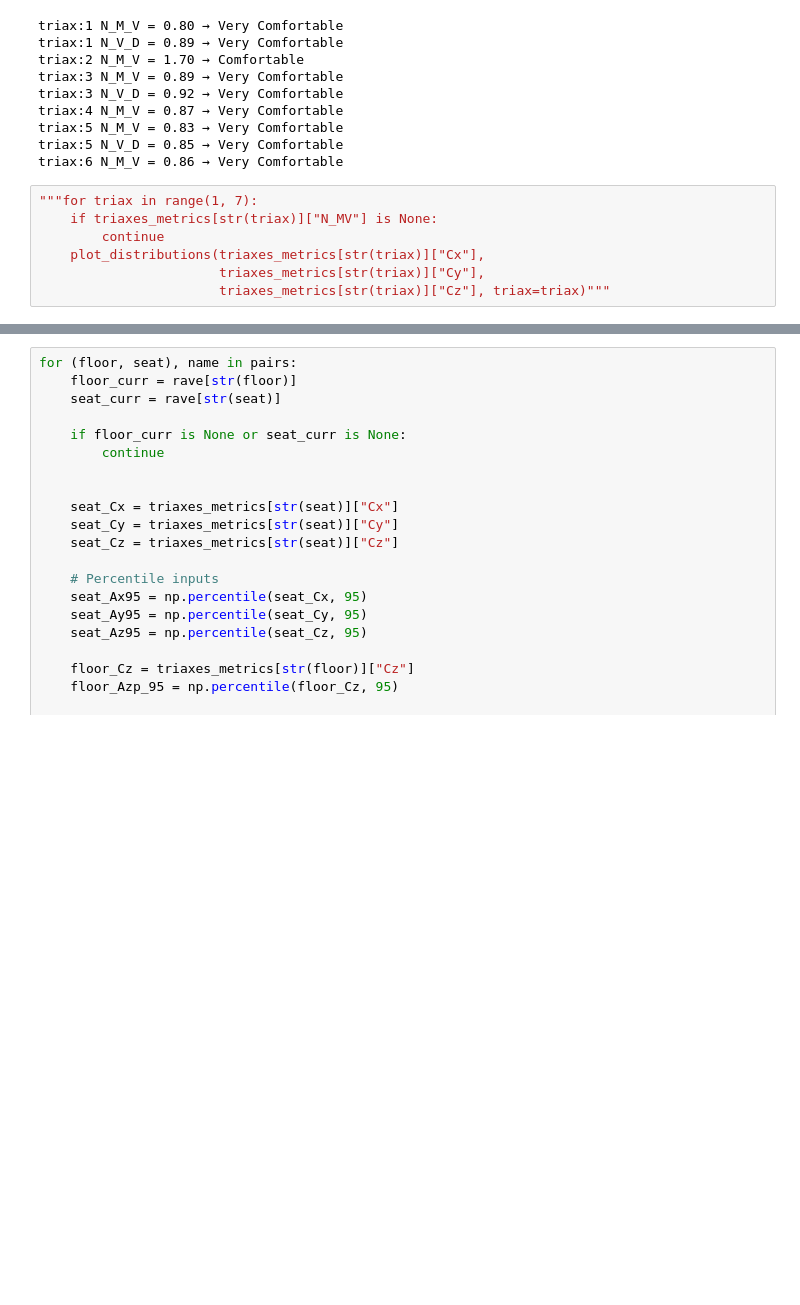
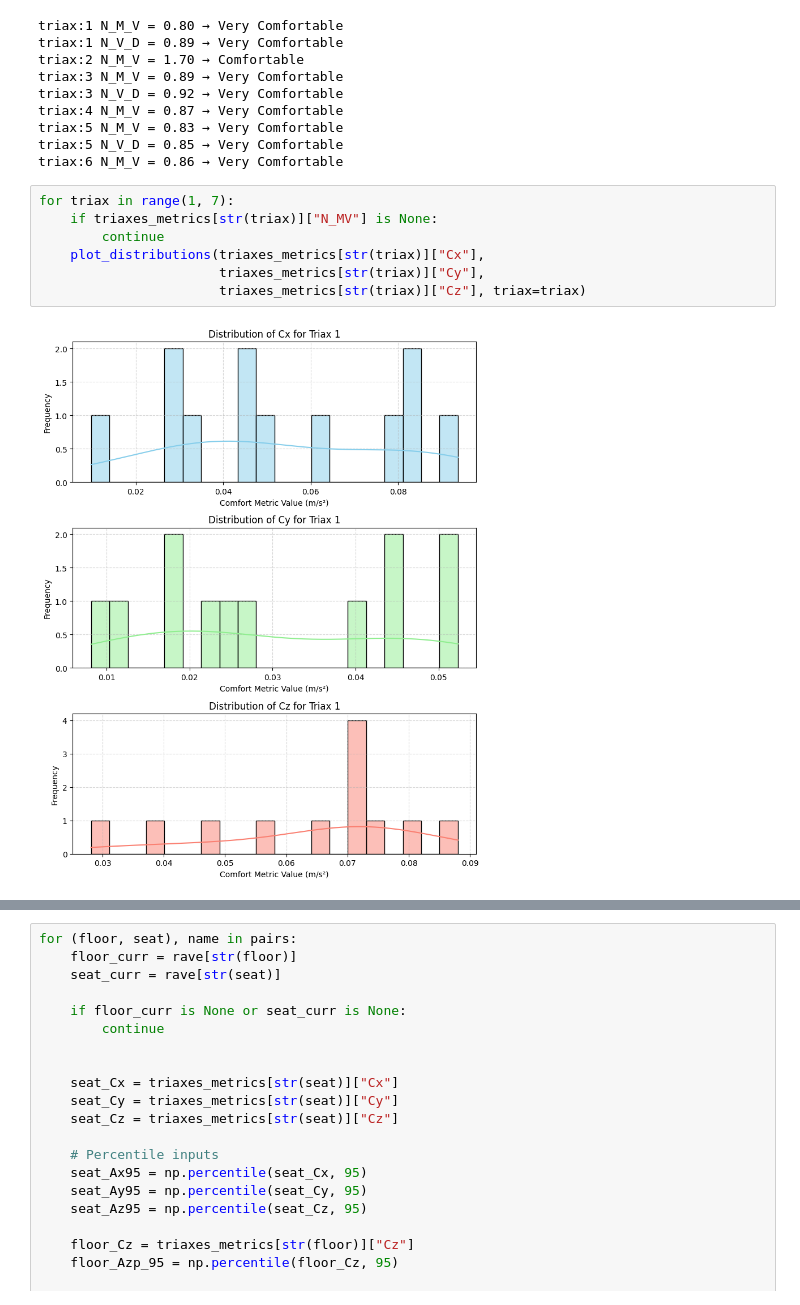
Before and after one commit to credwood/ride_comfort, a Jupyter notebook: calculations.ipynb, the cells around one changed output, grey strips where cells are left out. Drawn from its saved outputs; the diff is of its cells as text; blank space fills up the shorter version.

```diff
--- a/calculations.ipynb
+++ b/calculations.ipynb
@@ -146,9 +146,11 @@ triax:5 N_M_V = 0.83 → Very Comfortable
 triax:5 N_V_D = 0.85 → Very Comfortable
 triax:6 N_M_V = 0.86 → Very Comfortable
 # %%
-"""for triax in range(1, 7):
+for triax in range(1, 7):
     if triaxes_metrics[str(triax)]["N_MV"] is None:
         continue
     plot_distributions(triaxes_metrics[str(triax)]["Cx"],
                        triaxes_metrics[str(triax)]["Cy"],
-                       triaxes_metrics[str(triax)]["Cz"], triax=triax)"""
+                       triaxes_metrics[str(triax)]["Cz"], triax=triax)
+# %% [output]
+[figure, added]
```
Also changed, not shown: parts of 4 cells of this notebook, 3 other files.
